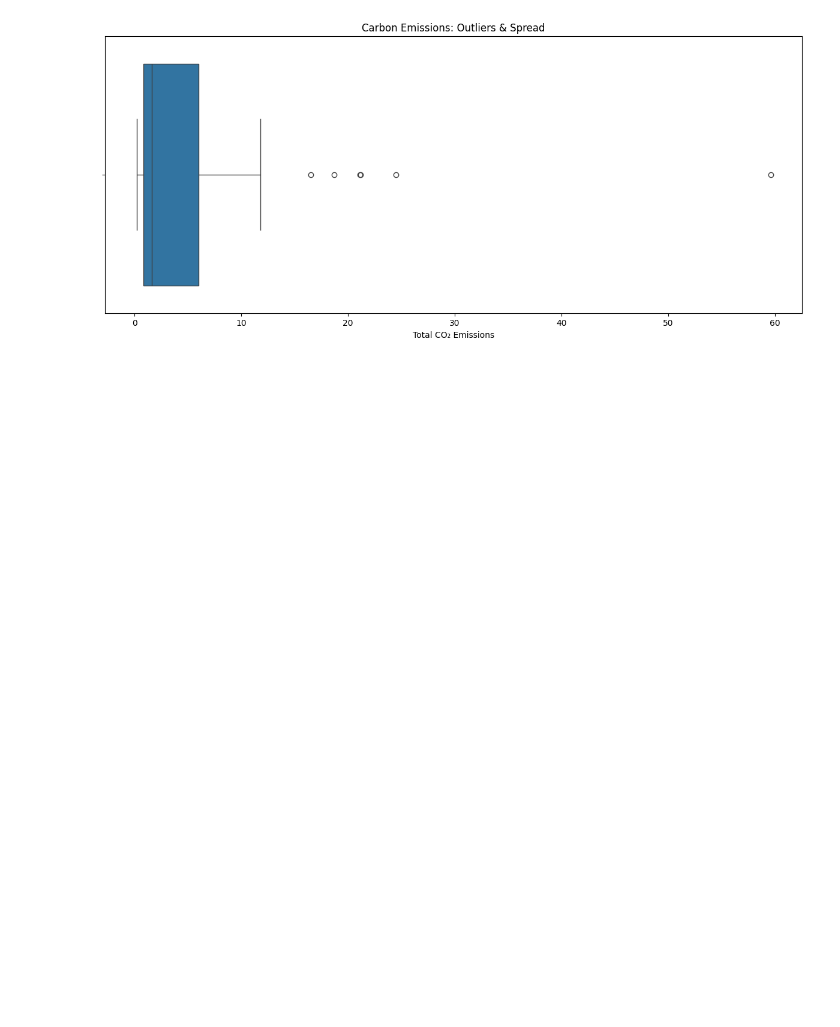
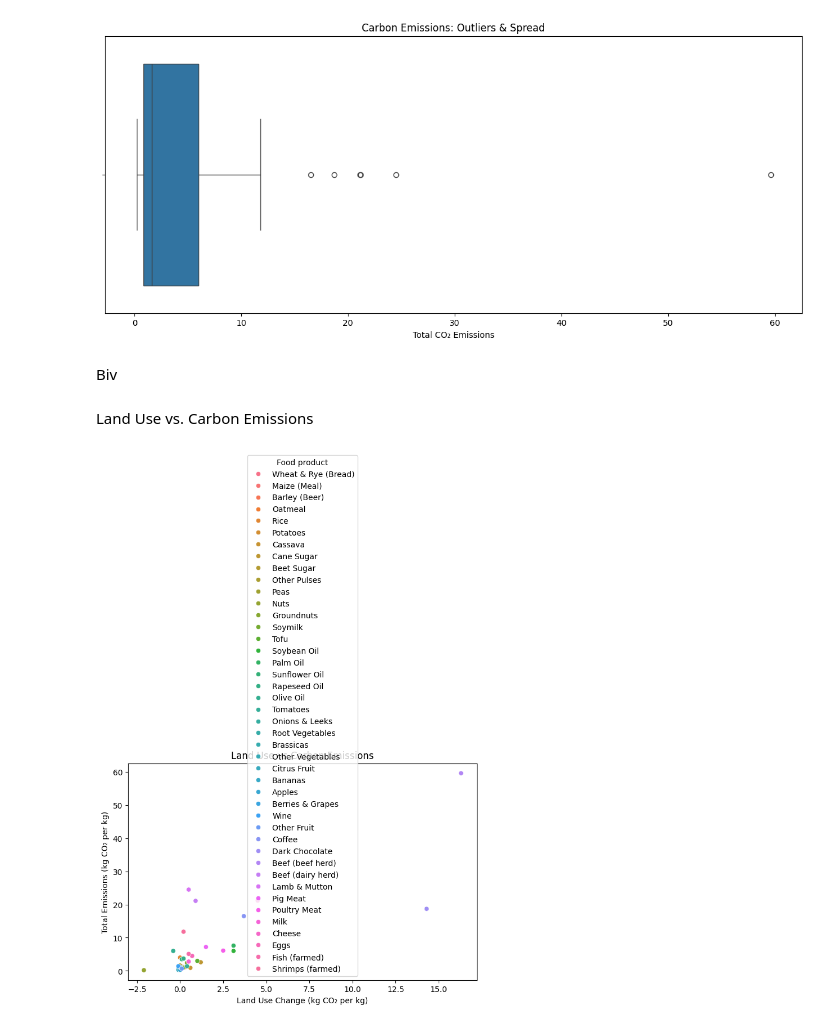
Before and after one commit to Victor-Osei/Environmental-Impact-of-Food-Production-Analysis, a Jupyter notebook: fpa.ipynb, the cells around one changed output. Drawn from its saved outputs; the diff is of its cells as text; code cells hidden in the pictures; blank space fills up the shorter version.

```diff
--- a/fpa.ipynb
+++ b/fpa.ipynb
@@ -148,3 +148,16 @@ plt.xlabel("Total CO₂ Emissions")
 plt.show()
 # %% [output]
 [figure]
+# %% [markdown]
+Biv
+# %% [markdown]
+Land Use vs. Carbon Emissions
+# %%
+plt.figure(figsize=(8, 5))
+sns.scatterplot(data=df, x="Land use change", y="Total_emissions", hue="Food product")
+plt.title("Land Use vs Carbon Emissions")
+plt.xlabel("Land Use Change (kg CO₂ per kg)")
+plt.ylabel("Total Emissions (kg CO₂ per kg)")
+plt.show()
+# %% [output]
+[figure, added]
```
